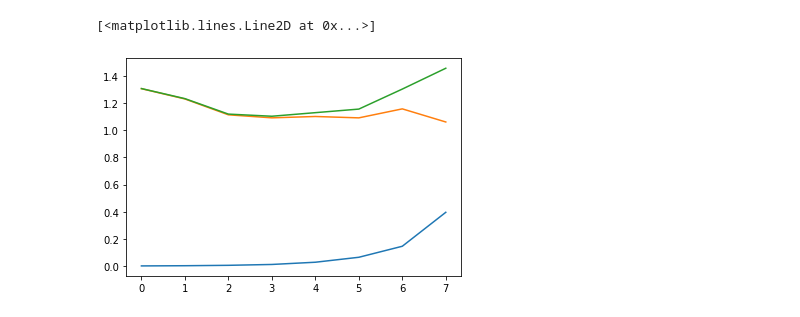
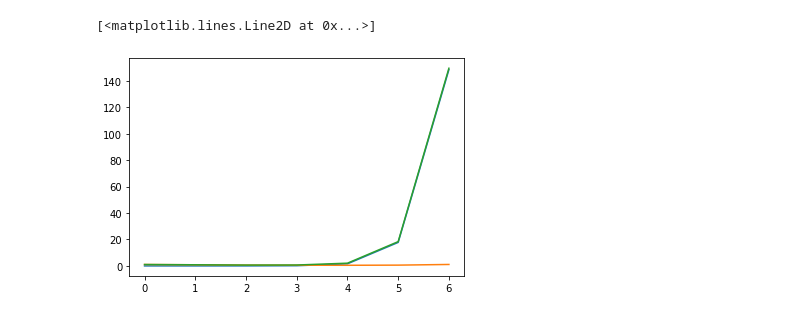
Before and after one commit to kzhitizg/Project_2, a Jupyter notebook: Region_Growing/Segmentation.ipynb, the cells around one changed output. Drawn from its saved outputs; the diff is of its cells as text; code cells hidden in the pictures.

```diff
--- a/Region_Growing/Segmentation.ipynb
+++ b/Region_Growing/Segmentation.ipynb
@@ -56,10 +56,17 @@ TypeError: Invalid shape (44912,) for image data
+# %%
+wr, wg = 0.57874522,  0.29999312
+# %%
+nimg = img * (wr, wg, 1-wr-wg)
+# %%
+nimg = nimg.astype("uint8")
 # %%
 arr = []
 reg= []
-for i in range(10, 50, 5):
-    r1, r2 = seg.RegionExtract(img, lbp, i, 5.12561905e-01, 1.17403947e-01, 1,)
 
-    a, b = seg.GetAllSegVariance(gray_img, r1, r2.shape[0])
+for i in range(15, 50, 5):
+    r1, r2 = seg.RegionExtract(img, lbp, i, 0.57874522,  0.29999312,   1,)
+
+    a, b = seg.GetAllSegVariance(nimg, r1, r2.shape[0])
     reg.append(r2.shape[0])
     print(a, b, a+b)
     arr.append([a, b])
@@ -109,9 +119,9 @@ array([10.14116497,  9.37678658,  8.65277249,  7.89878236,  7.04053639,
 # %%
-f = 1024*1024*1024/(reg)
+f = 102.4/reg
 f2 = 1
 plt.plot(arr[:, 0]*f)
 plt.plot(arr[:, 1]*f2)
 plt.plot(arr[:, 1]*f2 + arr[:, 0]*f)
 # %% [output]
 [<matplotlib.lines.Line2D at 0x...>]
-[figure, old version]
+[figure, new version]
```
Also changed, not shown: parts of 14 cells of this notebook, 6 other files.
